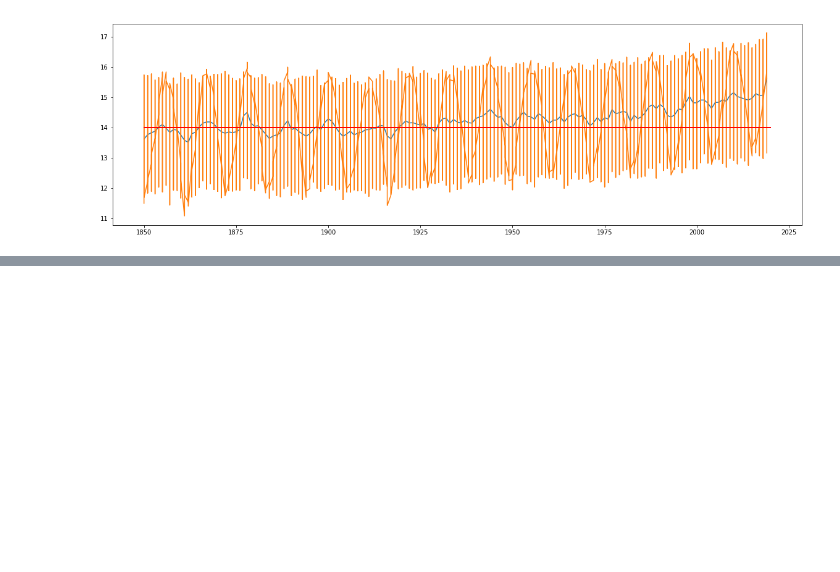
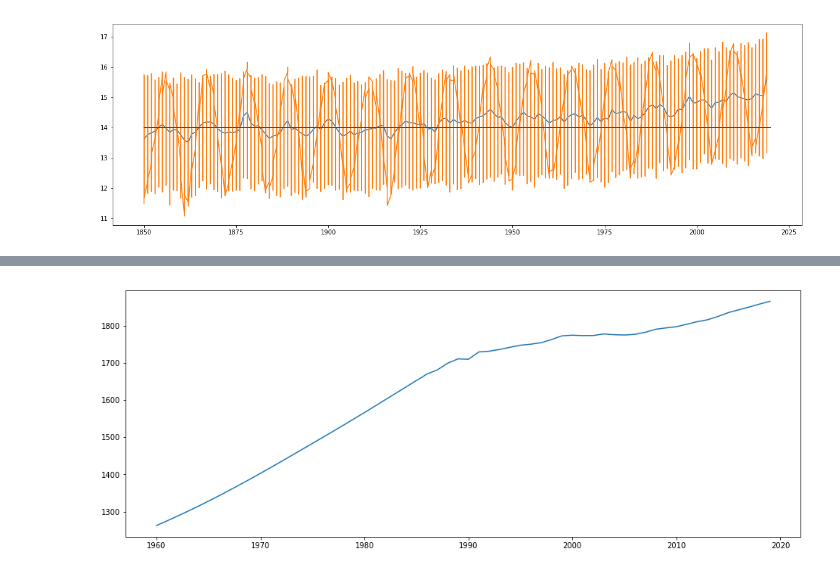
Before and after one commit to Kamaleshwar-Ravichandran/Analysing-Global-Warming-using-Python, a Jupyter notebook: Final_Project.ipynb, the cells around one changed output, grey strips where cells are left out. Saved outputs shown, nothing was run; the diff lists cells and outputs as text; code cells hidden in the pictures; blank space fills up the shorter version.

```diff
--- a/Final_Project.ipynb
+++ b/Final_Project.ipynb
@@ -105,0 +168,5 @@ plt.plot(co2_temp['Year'],co2_temp['Co2_interpolated']);
+# %%
+plt.figure(figsize=(16,6))
+plt.plot(greenhouse_gas['Year'],greenhouse_gas['ch4_interpolated']);
+# %% [output]
+[figure, added]
```
Also changed, not shown: parts of 21 cells of this notebook.
